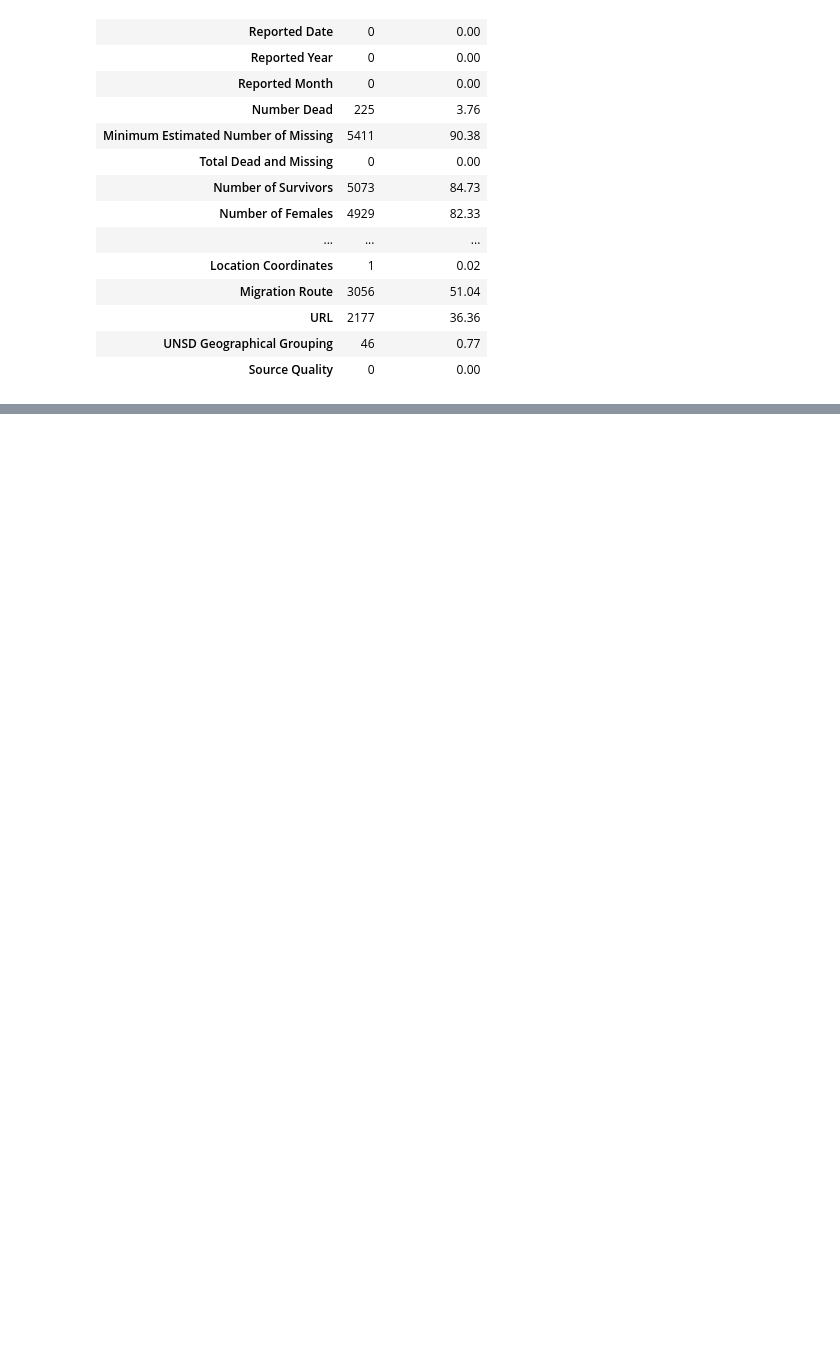
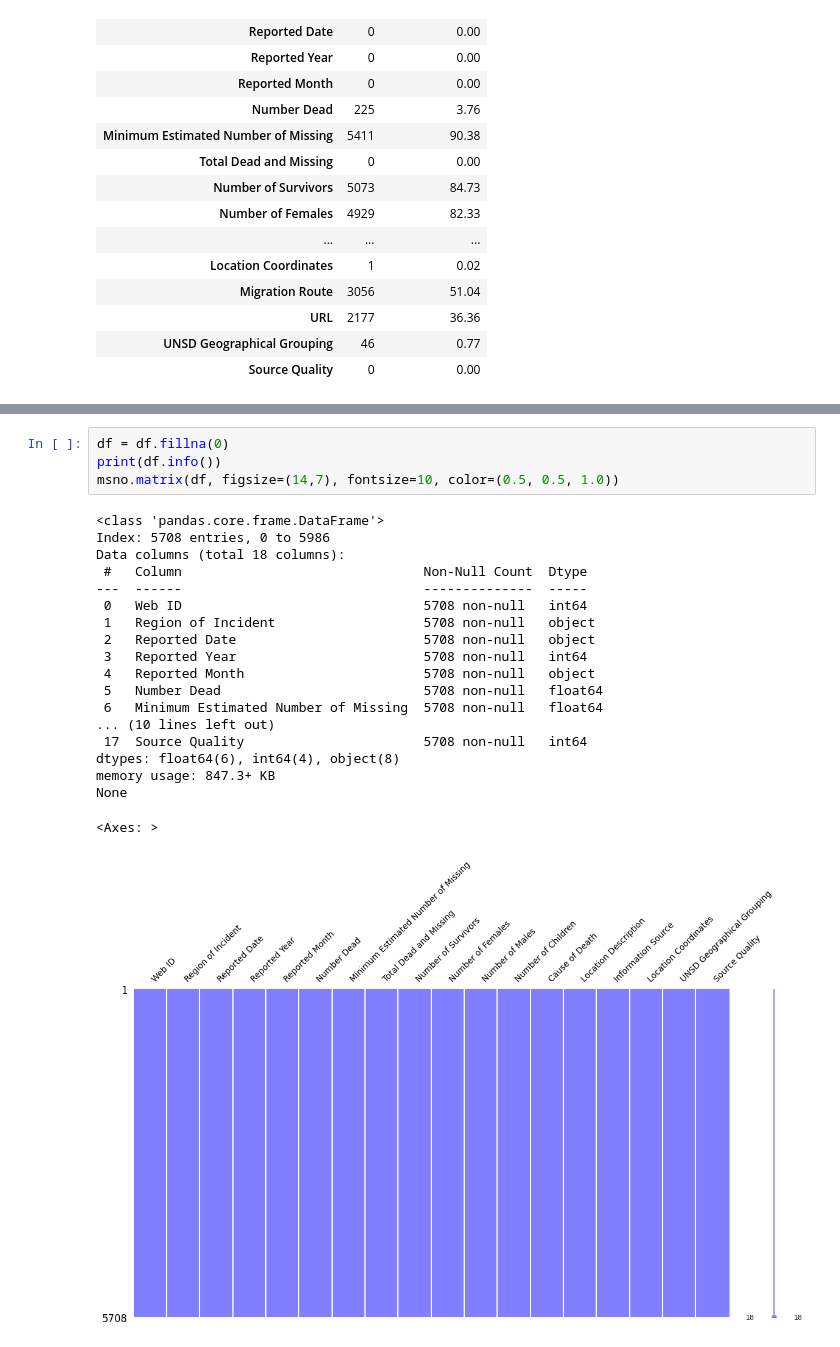
Before and after one commit to lklmkv/tvp1t, a Jupyter notebook: Missings.ipynb, the cells around one changed output, grey strips where cells are left out. Saved outputs shown, nothing was run; the diff lists cells and outputs as text; blank space fills up the shorter version.

```diff
--- a/Missings.ipynb
+++ b/Missings.ipynb
@@ -74,0 +118,24 @@ data_missing
+# %%
+df = df.fillna(0)
+print(df.info())
+msno.matrix(df, figsize=(14,7), fontsize=10, color=(0.5, 0.5, 1.0))
+# %% [output]
+<class 'pandas.core.frame.DataFrame'>
+Index: 5708 entries, 0 to 5986
+Data columns (total 18 columns):
+ #   Column                               Non-Null Count  Dtype
+---  ------                               --------------  -----
+ 0   Web ID                               5708 non-null   int64
+ 1   Region of Incident                   5708 non-null   object
+ 2   Reported Date                        5708 non-null   object
+ 3   Reported Year                        5708 non-null   int64
+ 4   Reported Month                       5708 non-null   object
+ 5   Number Dead                          5708 non-null   float64
+ 6   Minimum Estimated Number of Missing  5708 non-null   float64
+... (10 lines left out)
+ 17  Source Quality                       5708 non-null   int64
+dtypes: float64(6), int64(4), object(8)
+memory usage: 847.3+ KB
+None
+<Axes: >
+[figure, added]
```
Also changed, not shown: parts of 6 cells of this notebook.
